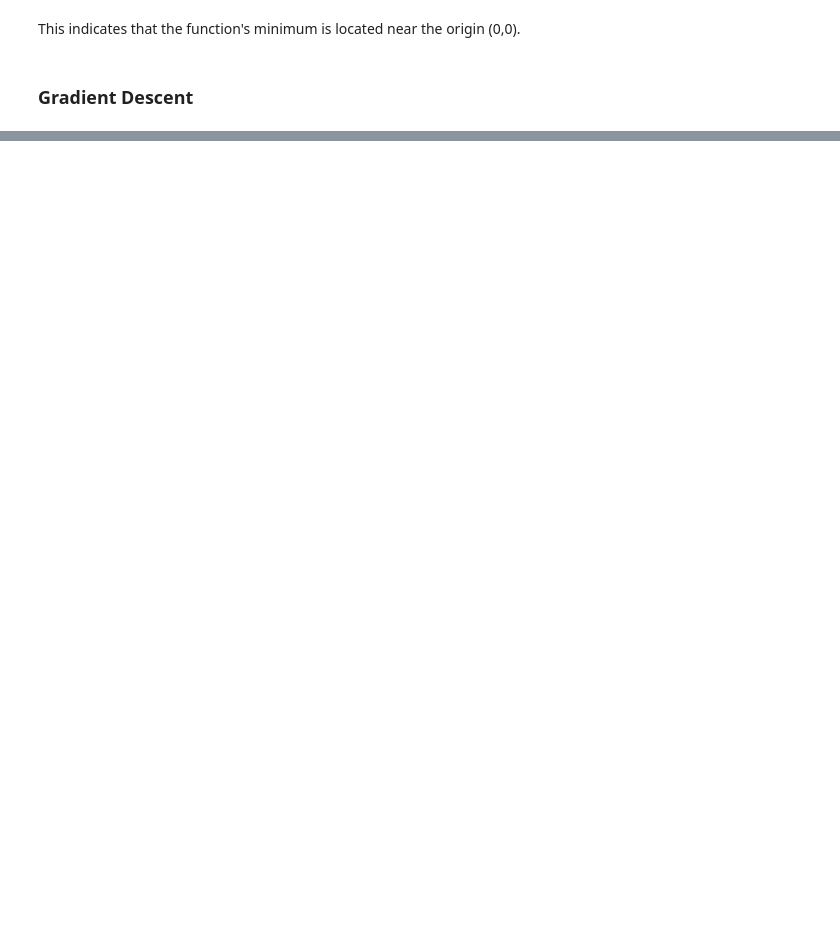
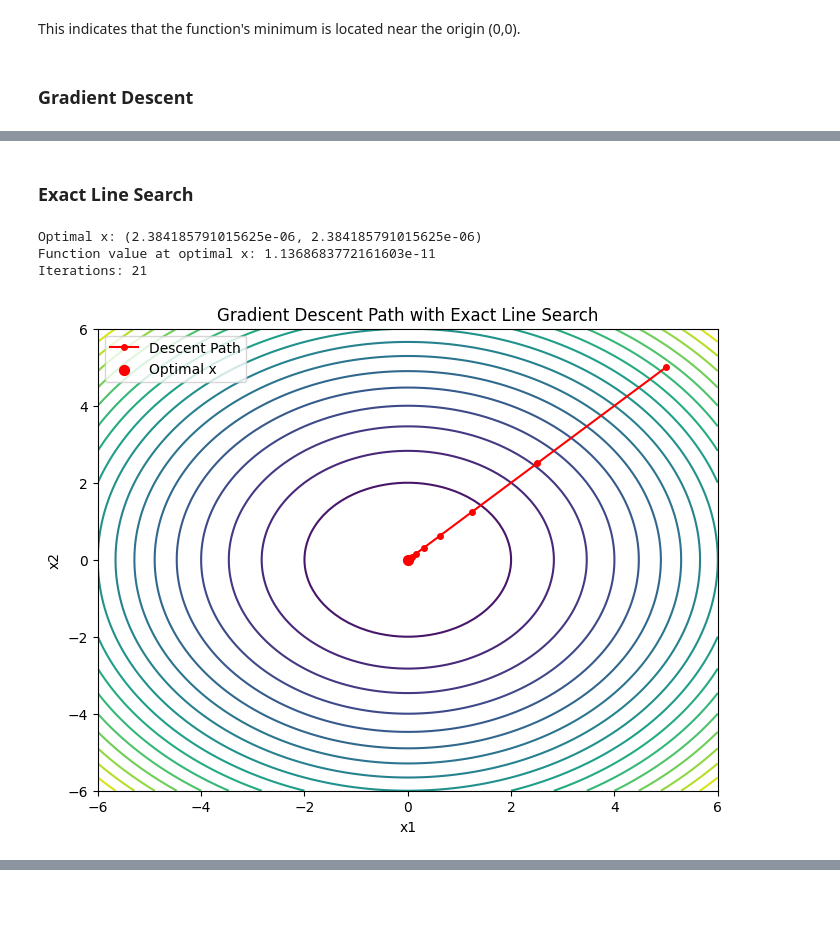
Before and after one commit to yeezerdaw/Optimization-Algorithms, a Jupyter notebook: OTDS.ipynb, the cells around one changed output, grey strips where cells are left out. Saved outputs shown, nothing was run; the diff lists cells and outputs as text; code cells hidden in the pictures; blank space fills up the shorter version.

```diff
--- a/OTDS.ipynb
+++ b/OTDS.ipynb
@@ -118,0 +216,63 @@ Function value at optimized x: 2.2713710134237736e-13
+# %% [markdown]
+### Exact Line Search
+# %%
+import matplotlib.pyplot as plt
+import numpy as np
+
+def gradient_descent_exact_line_search(x1_0, x2_0, epsilon=1e-5, max_iter=1000):
+    x1 = x1_0
+    x2 = x2_0
+    k = 0
+    path_x1 = [x1]
+    path_x2 = [x2]
+
+    while k < max_iter:
+        grad_f_x1 = 2 * x1
+        grad_f_x2 = 2 * x2
+        gradient_norm = (grad_f_x1 ** 2 + grad_f_x2 ** 2) ** 0.5
+
+        if gradient_norm < epsilon:
+            break
+
+        alpha = (x1**2 + x2**2) / (grad_f_x1**2 + grad_f_x2**2)
+        x1_next = x1 - alpha * grad_f_x1
+        x2_next = x2 - alpha * grad_f_x2
+
+        x1 = x1_next
+        x2 = x2_next
+        path_x1.append(x1)
+        path_x2.append(x2)
+
+        k += 1
+
+    x_star = (x1, x2)
+    f_star = x1 ** 2 + x2 ** 2
+    return x_star, f_star, k, path_x1, path_x2
+
+initial_x1 = 5
+initial_x2 = 5
+optimal_x, optimal_value, iterations, path_x1, path_x2 = gradient_descent_exact_line_search(initial_x1, initial_x2)
+
+print("Optimal x:", optimal_x)
+print("Function value at optimal x:", optimal_value)
+print("Iterations:", iterations)
+
+x_range = np.linspace(-6, 6, 100)
+y_range = np.linspace(-6, 6, 100)
+X, Y = np.meshgrid(x_range, y_range)
+Z = X**2 + Y**2
+
+plt.figure(figsize=(8, 6))
+plt.contour(X, Y, Z, levels=20, cmap="viridis")
+plt.plot(path_x1, path_x2, 'ro-', markersize=4, label="Descent Path")
+plt.scatter(optimal_x[0], optimal_x[1], color='red', s=50, zorder=5, label="Optimal x")
+plt.xlabel("x1")
+plt.ylabel("x2")
+plt.title("Gradient Descent Path with Exact Line Search")
+plt.legend()
+plt.show()
+# %% [output]
+Optimal x: (2.384185791015625e-06, 2.384185791015625e-06)
+Function value at optimal x: 1.1368683772161603e-11
+Iterations: 21
+[figure, added]
```
Also changed, not shown: parts of 5 cells of this notebook.
